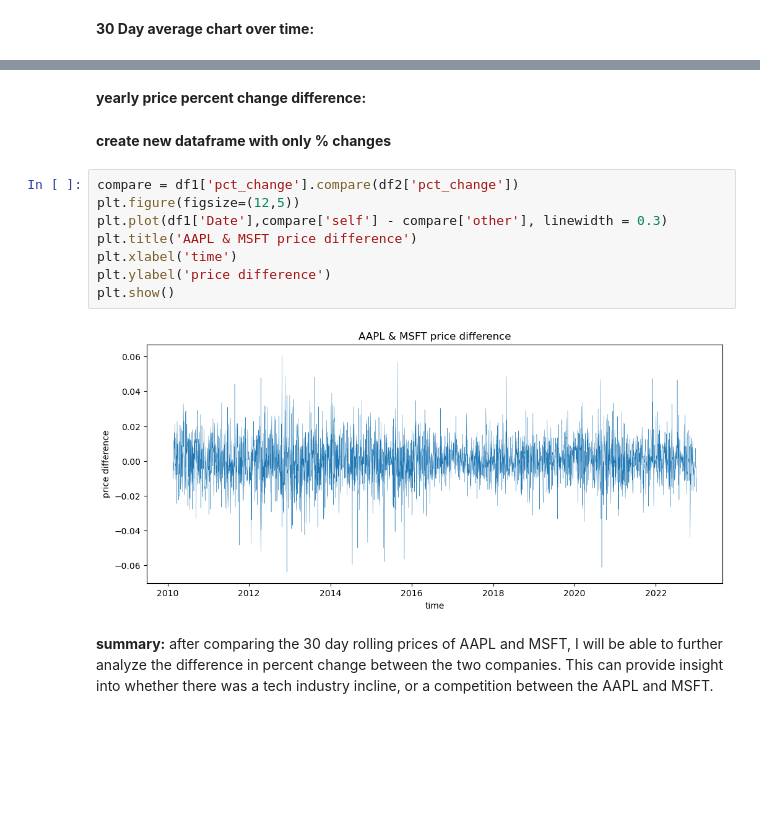
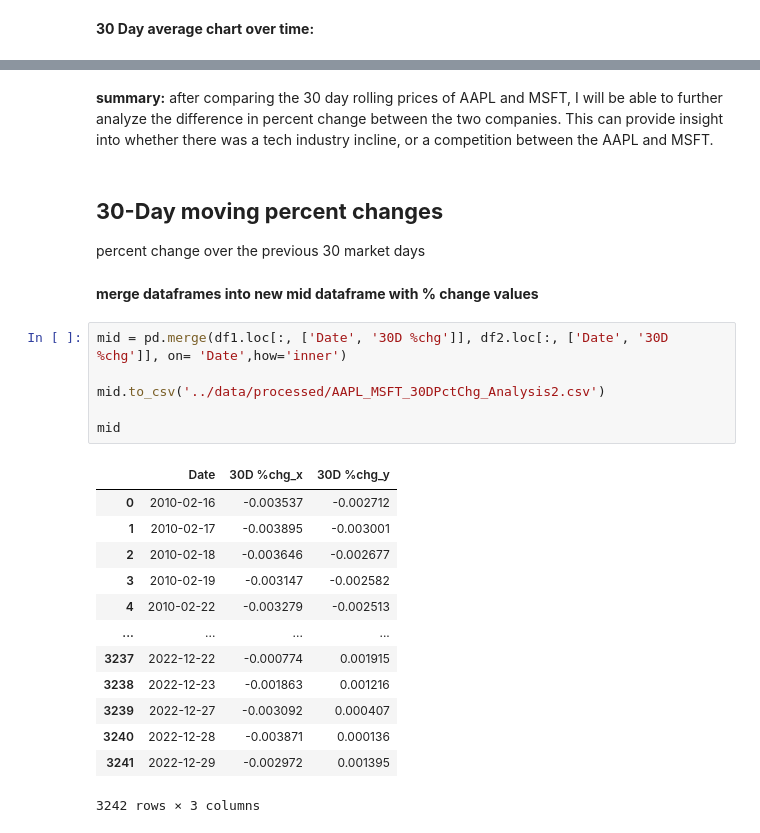
Before and after one commit to ubco-W2022T2-data301/project-group-group11, a Jupyter notebook: analysis/analysis2.ipynb, the cells around one changed output, grey strips where cells are left out. Drawn from its saved outputs; the diff is of its cells as text; blank space fills up the shorter version.

```diff
--- a/analysis/analysis2.ipynb
+++ b/analysis/analysis2.ipynb
@@ -226,20 +232,31 @@ plt.show()
 # %% [output]
 [figure]
 [figure]
-# %% [markdown]
-**yearly price percent change difference:**
-# %% [markdown]
-**create new dataframe with only % changes**
-# %%
-compare = df1['pct_change'].compare(df2['pct_change'])
-plt.figure(figsize=(12,5))
-plt.plot(df1['Date'],compare['self'] - compare['other'], linewidth = 0.3)
-plt.title('AAPL & MSFT price difference')
-plt.xlabel('time')
-plt.ylabel('price difference')
-plt.show()
-# %% [output]
-[figure, removed]
 # %% [markdown]
 **summary:**
 after comparing the 30 day rolling prices of AAPL and MSFT, I will be able to further analyze the difference in percent change between the two companies. This can provide insight into whether there was a tech industry incline, or a competition between the AAPL and MSFT.
+# %% [markdown]
+## **30-Day moving percent changes**
+percent change over the previous 30 market days
+# %% [markdown]
+**merge dataframes into new mid dataframe with % change values**
+# %%
+mid = pd.merge(df1.loc[:, ['Date', '30D %chg']], df2.loc[:, ['Date', '30D %chg']], on= 'Date',how='inner')
+
+mid.to_csv('../data/processed/AAPL_MSFT_30DPctChg_Analysis2.csv')
+
+mid
+# %% [output]
+|  | Date | 30D %chg_x | 30D %chg_y |
+| 0 | 2010-02-16 | -0.003537 | -0.002712 |
+| 1 | 2010-02-17 | -0.003895 | -0.003001 |
+| 2 | 2010-02-18 | -0.003646 | -0.002677 |
+| 3 | 2010-02-19 | -0.003147 | -0.002582 |
+| 4 | 2010-02-22 | -0.003279 | -0.002513 |
+| ... | ... | ... | ... |
+| 3237 | 2022-12-22 | -0.000774 | 0.001915 |
+| 3238 | 2022-12-23 | -0.001863 | 0.001216 |
+| 3239 | 2022-12-27 | -0.003092 | 0.000407 |
+| 3240 | 2022-12-28 | -0.003871 | 0.000136 |
+| 3241 | 2022-12-29 | -0.002972 | 0.001395 |
+3242 rows × 3 columns
```
Also changed, not shown: parts of 12 cells of this notebook, 5 other files.
